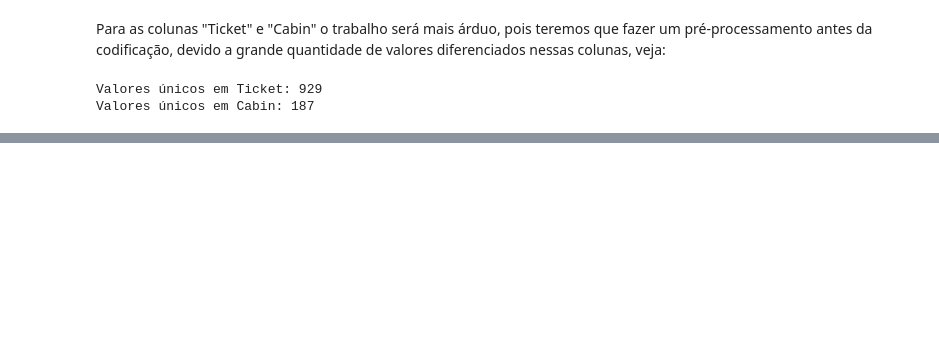
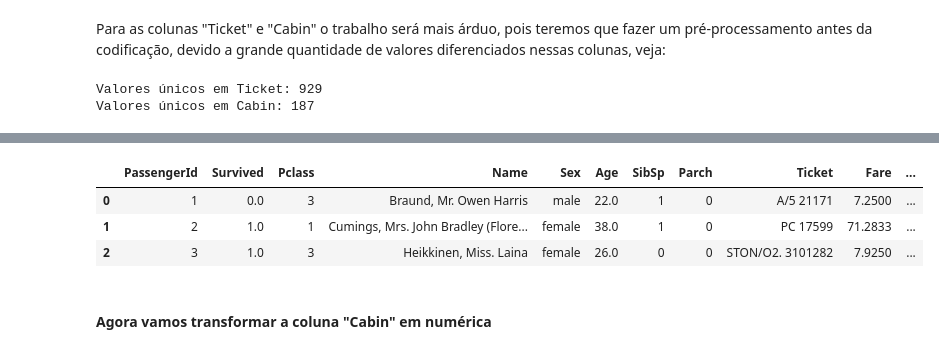
Before and after one commit to kmendesDev/project_titanic, a Jupyter notebook: data_cleaning_titanic.ipynb, the cells around one changed output, grey strips where cells are left out. Cells and saved outputs as stored; diff of their text form; code cells hidden in the pictures; blank space fills up the shorter version.

Commit message:
Modificação de todo o código para criação e manipulação e limpeza de um dataset único

```diff
--- a/data_cleaning_titanic.ipynb
+++ b/data_cleaning_titanic.ipynb
@@ -1137,18 +1137,12 @@ one_hot_encoded = pd.get_dummies(dataset['Sex'], prefix='Sex')
 
 # Adicionando as colunas codificadas ao DataFrame original
 dataset = pd.concat([dataset, one_hot_encoded], axis=1)
-
-# Removendo a coluna original "Sex"
-dataset.drop(['Sex'], axis=1, inplace=True)
 # %%
 # Realizando one-hot encoding na coluna "Embarked"
 one_hot_encoded = pd.get_dummies(dataset['Embarked'], prefix='Embarked')
 
 # Adicionando as colunas codificadas ao DataFrame original
 dataset = pd.concat([dataset, one_hot_encoded], axis=1)
-
-# Removendo a coluna original "Embarked"
-dataset.drop(['Embarked'], axis=1, inplace=True)
 # %%
 dataset
 # %% [output]
@@ -1176,0 +1173,13 @@ Valores únicos em Cabin: 187
+# %%
+# Criando uma nova coluna "Ticket_value" e outra "Ticket_number"
+dataset['Ticket_value'] = dataset['Ticket'].str.split(' ').str[0]
+dataset['Ticket_number'] = dataset['Ticket'].str.split(' ').str[1]
+
+# Copiando valores de "Ticket_value" para "Ticket_number" quando estiver com valor NaN
+dataset['Ticket_number'].fillna(dataset['Ticket_value'], inplace=True)
+
+# Transformando valores numéricos em NaN na coluna "Ticket_value"
+dataset['Ticket_value'] = np.where(pd.to_numeric(dataset['Ticket_value'], errors='coerce').notnull(), np.nan, dataset['Ticket_value'])
+
+# Exibindo as primeiras linhas do DataFrame com a coluna atualizada
+dataset
@@ -1176,0 +1221,10 @@ Valores únicos em Cabin: 187
+# %%
+# Criando um mapeamento de valores únicos para códigos começando de 1
+unique_values = dataset['Ticket_value'].unique()
+value_to_code = {value: code+1 for code, value in enumerate(unique_values)}
+
+# Aplicando o mapeamento para criar a nova coluna codificada
+dataset['Ticket_value_encoded'] = dataset['Ticket_value'].map(value_to_code).fillna(0).astype(int)
+
+# Exibindo as primeiras linhas do DataFrame com a coluna codificada
+dataset
@@ -1176,0 +1245,16 @@ Valores únicos em Cabin: 187
+# %%
+# Concatenando a coluna "Ticket_value_encoded" com a coluna "Ticket_number" em "Ticket_final"
+dataset['Ticket_final'] = dataset['Ticket_number'] + dataset['Ticket_value_encoded'].astype(str)
+
+# Transformando valores de "Ticket_final" para numéricos
+dataset['Ticket_final'] = pd.to_numeric(dataset['Ticket_final'], errors='coerce')
+
+# Exibindo as primeiras linhas do DataFrame com a coluna numérica "Ticket_final"
+dataset.head(3)
+# %% [output]
+|  | PassengerId | Survived | Pclass | Name | Sex | Age | SibSp | Parch | Ticket | Fare | ... |
+| 0 | 1 | 0.0 | 3 | Braund, Mr. Owen Harris | male | 22.0 | 1 | 0 | A/5 21171 | 7.2500 | ... |
+| 1 | 2 | 1.0 | 1 | Cumings, Mrs. John Bradley (Flore... | female | 38.0 | 1 | 0 | PC 17599 | 71.2833 | ... |
+| 2 | 3 | 1.0 | 3 | Heikkinen, Miss. Laina | female | 26.0 | 0 | 0 | STON/O2. 3101282 | 7.9250 | ... |
+# %% [markdown]
+#### Agora vamos transformar a coluna "Cabin" em numérica
```
Also changed, not shown: parts of 6 cells of this notebook.
